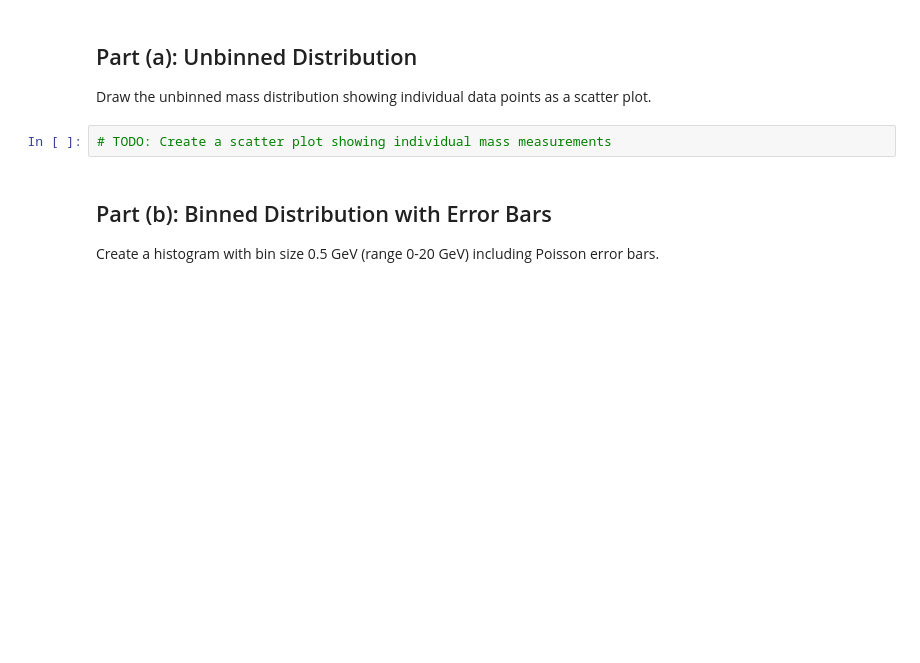
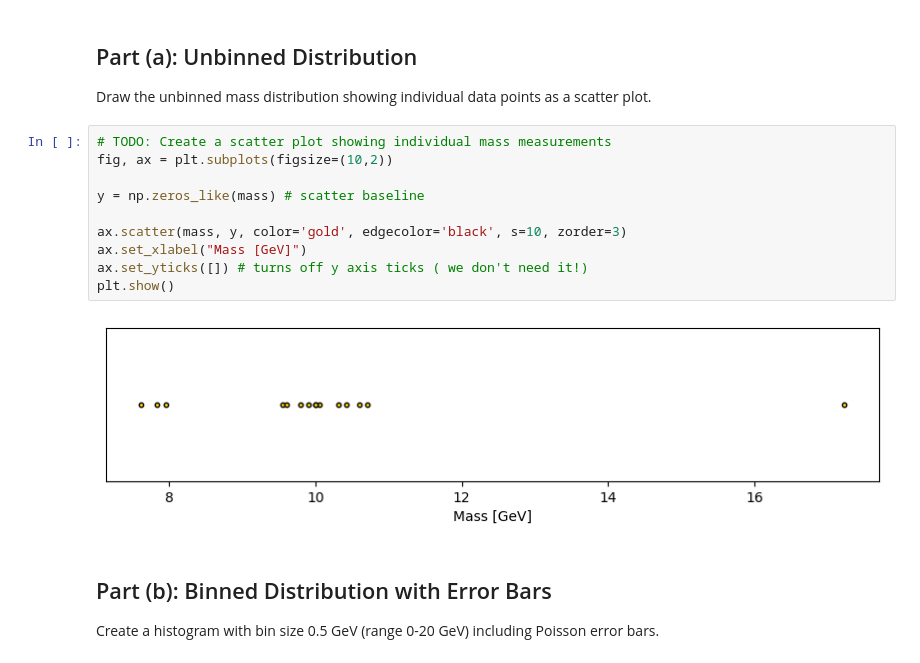
Before and after one commit to oeatmik/Phys434_Lab_1, a Jupyter notebook: lab_4_template.ipynb, the cells around one changed output. Saved outputs shown, nothing was run; the diff lists cells and outputs as text; blank space fills up the shorter version.

```diff
--- a/lab_4_template.ipynb
+++ b/lab_4_template.ipynb
@@ -38,6 +37,16 @@ Create two types of visualizations for the mass distribution data.
 Draw the unbinned mass distribution showing individual data points as a scatter plot.
 # %%
 # TODO: Create a scatter plot showing individual mass measurements
+fig, ax = plt.subplots(figsize=(10,2))
+
+y = np.zeros_like(mass) # scatter baseline
+
+ax.scatter(mass, y, color='gold', edgecolor='black', s=10, zorder=3)
+ax.set_xlabel("Mass [GeV]")
+ax.set_yticks([]) # turns off y axis ticks ( we don't need it!)
+plt.show()
+# %% [output]
+[figure, added]
 # %% [markdown]
 ## Part (b): Binned Distribution with Error Bars
 
```
Also changed, not shown: parts of 3 cells of this notebook, 1 other file.
